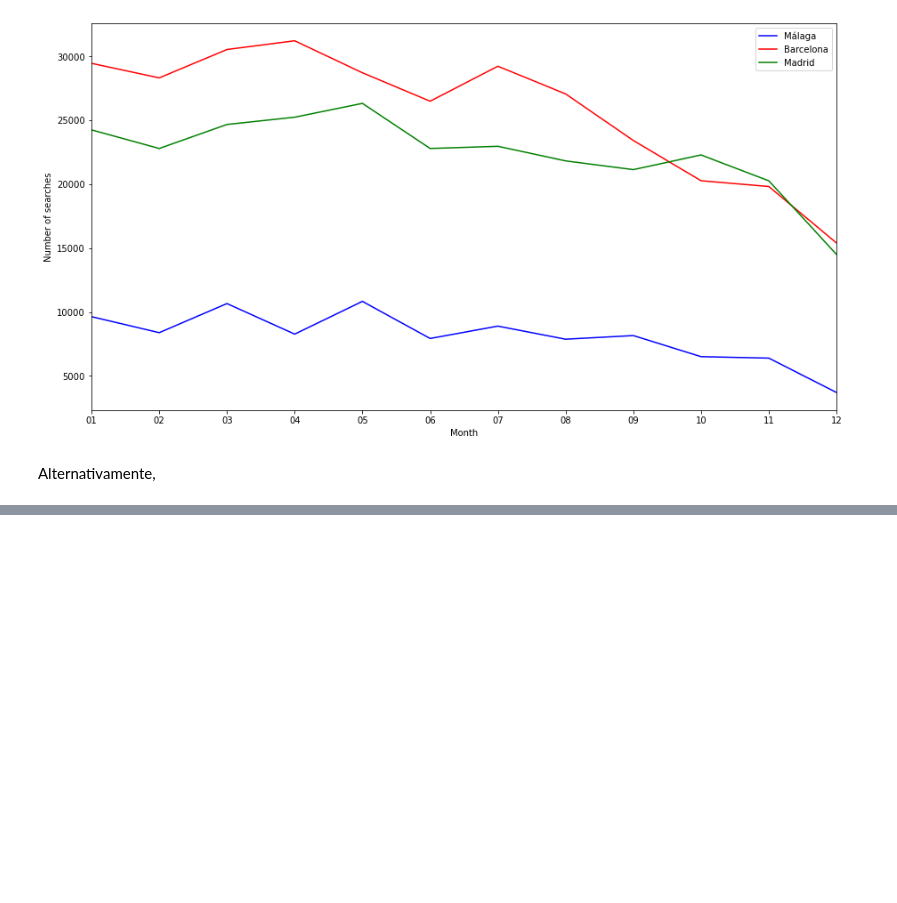
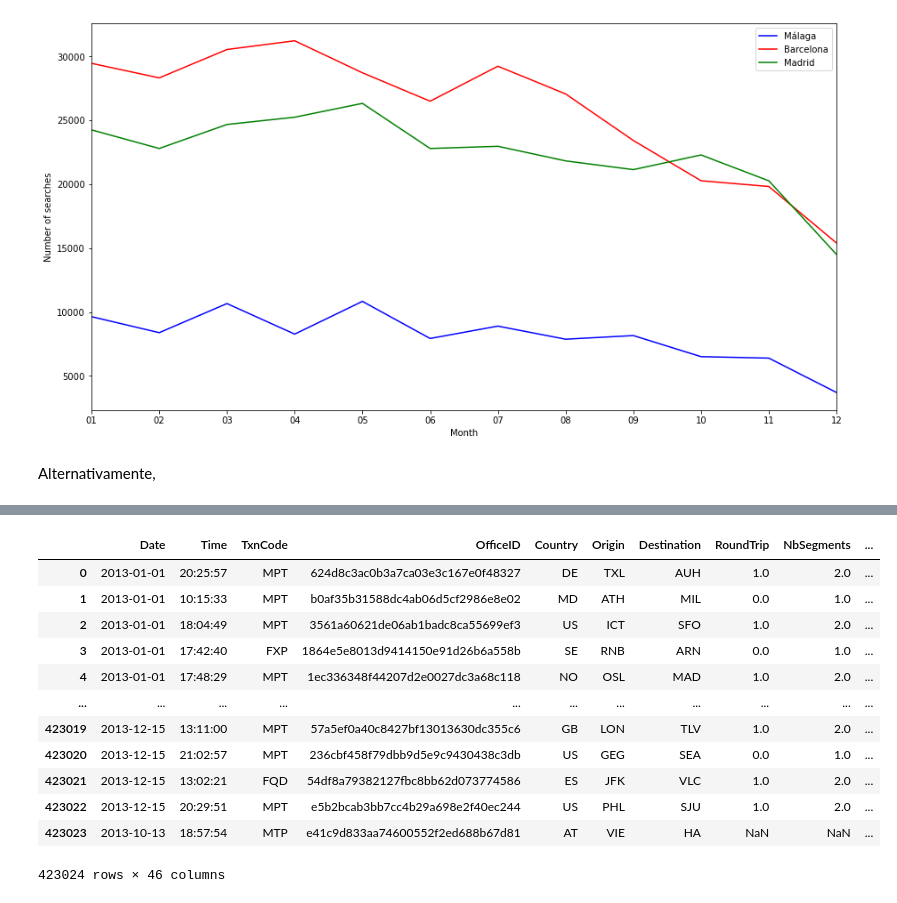
Before and after one commit to AChaminade/Challenge, a Jupyter notebook: Untitled.ipynb, the cells around one changed output, grey strips where cells are left out. Drawn from its saved outputs; the diff is of its cells as text; code cells hidden in the pictures; blank space fills up the shorter version.

```diff
--- a/Untitled.ipynb
+++ b/Untitled.ipynb
@@ -4,6 +5,9 @@ import bz2
 # %%
 import warnings
 warnings.filterwarnings('ignore')
+# %%
+path_search = r'C:\Users\adrgo\Downloads\searches.csv.bz2'
+path_booking = r'C:\Users\adrgo\Downloads\bookings.csv.bz2'
 # %% [markdown]
 # Carga de datos
 # %%
@@ -246,0 +298,31 @@ Index(['Date', 'Destination', 'Month'], dtype='object')
+# %%
+%%time
+
+search = pd.read_csv(r'C:\Users\adrgo\Downloads\Searches2.csv.bz2', sep = ',', compression='bz2',
+                     usecols = ['Date','Origin','Destination'], chunksize = 100000)
+
+A = []
+
+for chunk1 in search:
+
+    booking = pd.read_csv(r'C:\Users\adrgo\Downloads\Booking2.csv.bz2', sep = ',', compression='bz2',
+                          usecols = ['cre_date           ','dep_port','arr_port'], chunksize = 100000)
+
+    for chunk2 in booking:
+
+
+        chunk2.columns = chunk2.columns.str.strip()
+        chunk2.drop_duplicates()
+        chunk2['dep_port'] = chunk2['dep_port'].str.strip()
+        chunk2['arr_port'] = chunk2['arr_port'].str.strip()
+        chunk2['Date'] = chunk2['cre_date'].str[0:10]
+
+        A.append(pd.merge(chunk2,chunk1, right_on = ['Origin','Destination','Date'],
+                          left_on = ['dep_port','arr_port','Date'], left_index = True))
+
+for i in range(len(A)):
+
+    A[i] = A[i][~A[i].index.duplicated()]
+
+A = pd.concat(A)
+A = A[~A.index.duplicated()]
@@ -246,0 +331,23 @@ Index(['Date', 'Destination', 'Month'], dtype='object')
+# %%
+Search['booking'] = 0
+
+for i in A.index:
+
+    Search['booking'][i] = 1
+# %%
+Search.to_csv('Search_dinal.csv.bz2')
+Search
+# %% [output]
+|  | Date | Time | TxnCode | OfficeID | Country | Origin | Destination | RoundTrip | NbSegments | ... |
+| 0 | 2013-01-01 | 20:25:57 | MPT | 624d8c3ac0b3a7ca03e3c167e0f48327 | DE | TXL | AUH | 1.0 | 2.0 | ... |
+| 1 | 2013-01-01 | 10:15:33 | MPT | b0af35b31588dc4ab06d5cf2986e8e02 | MD | ATH | MIL | 0.0 | 1.0 | ... |
+| 2 | 2013-01-01 | 18:04:49 | MPT | 3561a60621de06ab1badc8ca55699ef3 | US | ICT | SFO | 1.0 | 2.0 | ... |
+| 3 | 2013-01-01 | 17:42:40 | FXP | 1864e5e8013d9414150e91d26b6a558b | SE | RNB | ARN | 0.0 | 1.0 | ... |
+| 4 | 2013-01-01 | 17:48:29 | MPT | 1ec336348f44207d2e0027dc3a68c118 | NO | OSL | MAD | 1.0 | 2.0 | ... |
+| ... | ... | ... | ... | ... | ... | ... | ... | ... | ... | ... |
+| 423019 | 2013-12-15 | 13:11:00 | MPT | 57a5ef0a40c8427bf13013630dc355c6 | GB | LON | TLV | 1.0 | 2.0 | ... |
+| 423020 | 2013-12-15 | 21:02:57 | MPT | 236cbf458f79dbb9d5e9c9430438c3db | US | GEG | SEA | 0.0 | 1.0 | ... |
+| 423021 | 2013-12-15 | 13:02:21 | FQD | 54df8a79382127fbc8bb62d073774586 | ES | JFK | VLC | 1.0 | 2.0 | ... |
+| 423022 | 2013-12-15 | 20:29:51 | MPT | e5b2bcab3bb7cc4b29a698e2f40ec244 | US | PHL | SJU | 1.0 | 2.0 | ... |
+| 423023 | 2013-10-13 | 18:57:54 | MTP | e41c9d833aa74600552f2ed688b67d81 | AT | VIE | HA | NaN | NaN | ... |
+423024 rows × 46 columns
```
Also changed, not shown: parts of 18 cells of this notebook, 2 other files.
